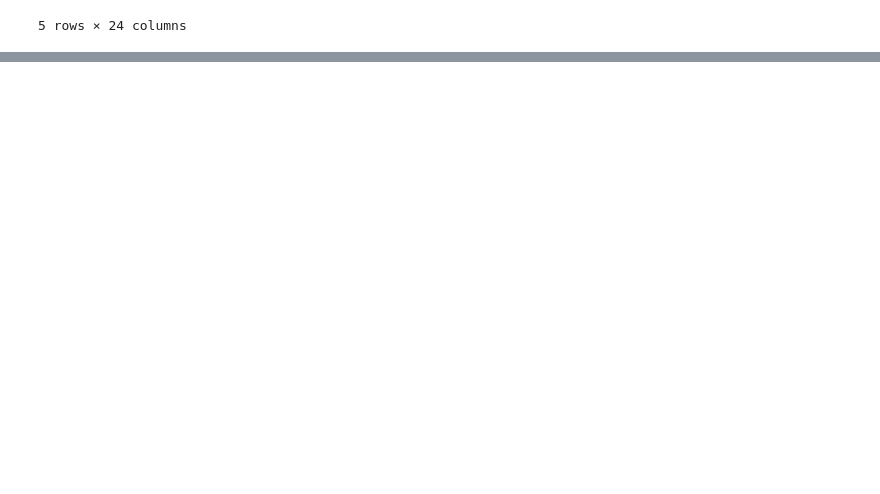
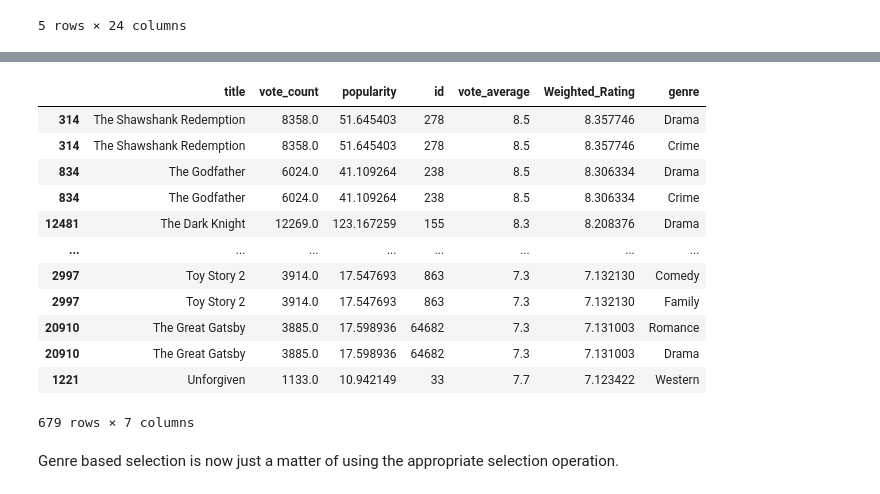
Before and after one commit to SaurusXI/Movie-Recommender, a Jupyter notebook: first/Untitled.ipynb, the cells around one changed output, grey strips where cells are left out. Cells and saved outputs as stored; diff of their text form; code cells hidden in the pictures; blank space fills up the shorter version.

```diff
--- a/first/Untitled.ipynb
+++ b/first/Untitled.ipynb
@@ -137,0 +170,18 @@ top_charts.to_csv('../FIRST-top_charts.csv', index = False)
+# %%
+genre_chart
+# %% [output]
+|  | title | vote_count | popularity | id | vote_average | Weighted_Rating | genre |
+| 314 | The Shawshank Redemption | 8358.0 | 51.645403 | 278 | 8.5 | 8.357746 | Drama |
+| 314 | The Shawshank Redemption | 8358.0 | 51.645403 | 278 | 8.5 | 8.357746 | Crime |
+| 834 | The Godfather | 6024.0 | 41.109264 | 238 | 8.5 | 8.306334 | Drama |
+| 834 | The Godfather | 6024.0 | 41.109264 | 238 | 8.5 | 8.306334 | Crime |
+| 12481 | The Dark Knight | 12269.0 | 123.167259 | 155 | 8.3 | 8.208376 | Drama |
+| ... | ... | ... | ... | ... | ... | ... | ... |
+| 2997 | Toy Story 2 | 3914.0 | 17.547693 | 863 | 7.3 | 7.132130 | Comedy |
+| 2997 | Toy Story 2 | 3914.0 | 17.547693 | 863 | 7.3 | 7.132130 | Family |
+| 20910 | The Great Gatsby | 3885.0 | 17.598936 | 64682 | 7.3 | 7.131003 | Romance |
+| 20910 | The Great Gatsby | 3885.0 | 17.598936 | 64682 | 7.3 | 7.131003 | Drama |
+| 1221 | Unforgiven | 1133.0 | 10.942149 | 33 | 7.7 | 7.123422 | Western |
+679 rows × 7 columns
+# %% [markdown]
+Genre based selection is now just a matter of using the appropriate selection operation.
```
Also changed, not shown: parts of 21 cells of this notebook, 8 other files.
